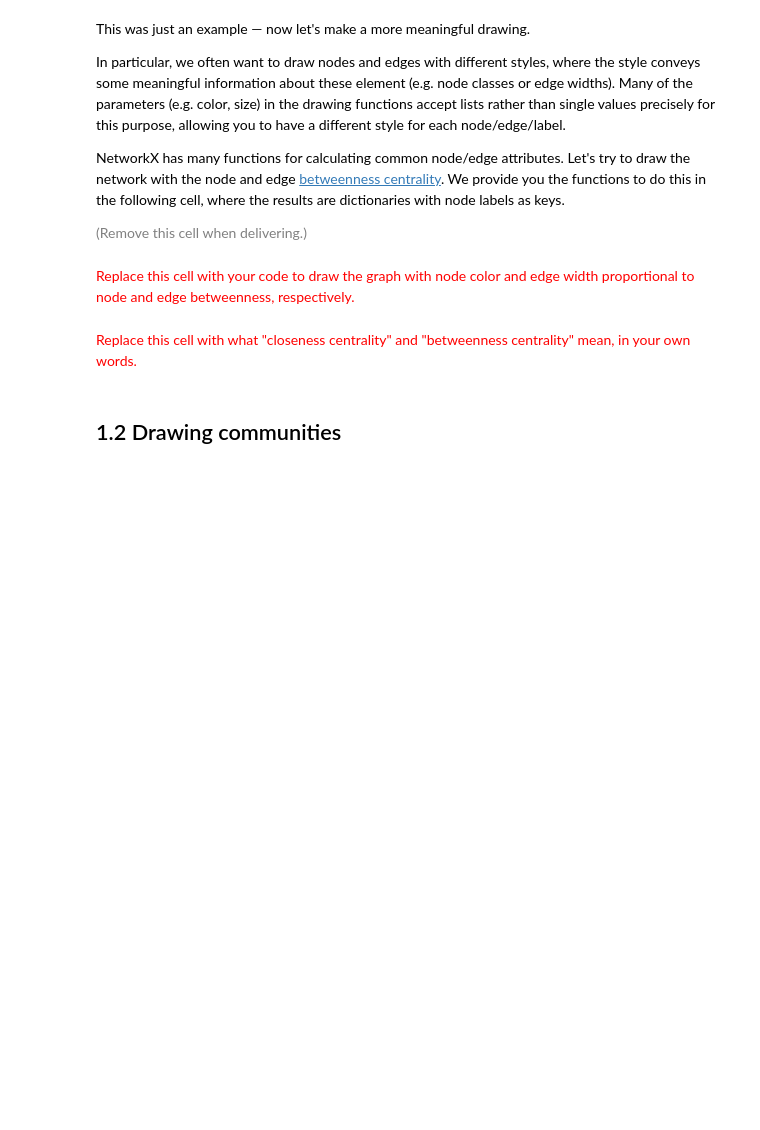
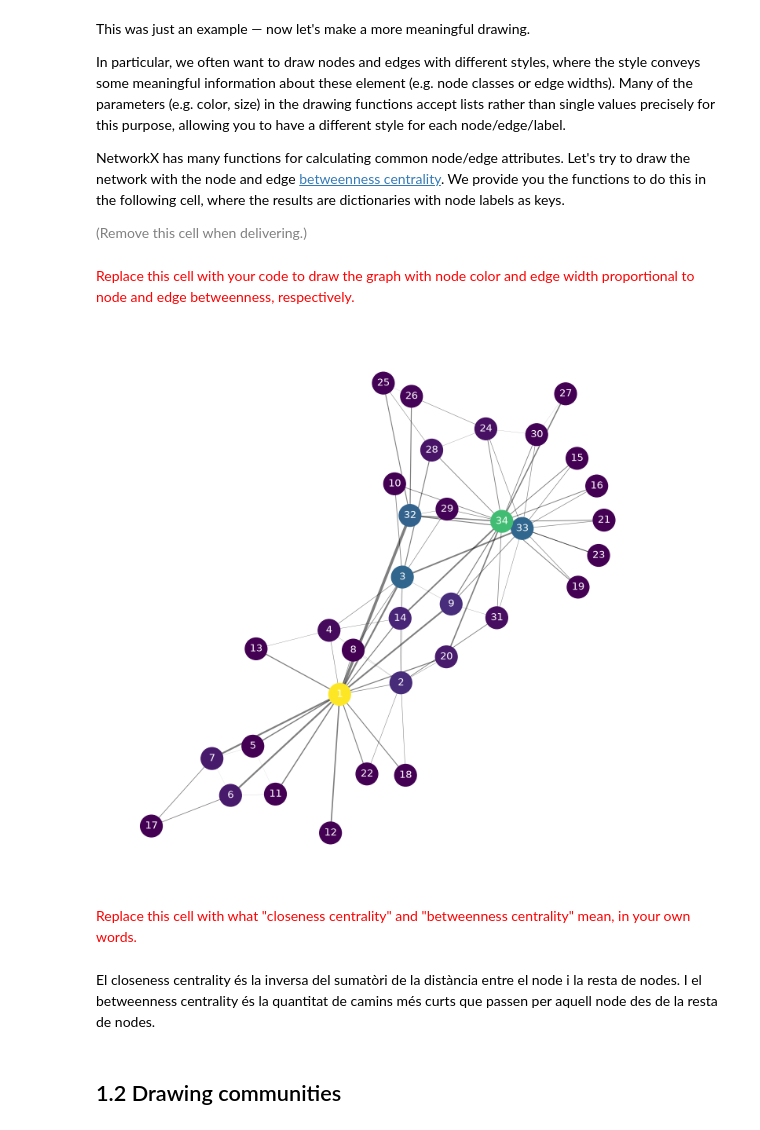
Before and after one commit to chatox/networks-science-course, a Jupyter notebook: practicum/ps01-networkx-pandas-2026.ipynb, the cells around one changed output. Cells and saved outputs as stored; diff of their text form; code cells hidden in the pictures; blank space fills up the shorter version.

```diff
--- a/practicum/ps01-networkx-pandas-2026.ipynb
+++ b/practicum/ps01-networkx-pandas-2026.ipynb
@@ -173,8 +186,37 @@ kc_node_betweenness = nx.betweenness_centrality(karate_club)
 kc_edge_betweenness = nx.edge_betweenness_centrality(karate_club)
 # %% [markdown]
 <font size="+1" color="red">Replace this cell with your code to draw the graph with node color and edge width proportional to node and edge betweenness, respectively.</font>
+# %%
+pos = nx.spring_layout(karate_club)
+
+# Llistes en el mateix ordre que nodes i arestes
+node_values = [kc_node_betweenness[n] for n in karate_club.nodes()]
+edge_values = [kc_edge_betweenness[e] for e in karate_club.edges()]
+
+# Gruix proporcional (multipliquem per un factor perquè es vegi)
+edge_widths = [v * 20 for v in edge_values]
+
+plt.figure(figsize=(9, 9))
+
+nx.draw_networkx_edges(karate_club, pos, width=edge_widths, alpha=0.5)
+
+nx.draw_networkx_nodes(
+    karate_club, pos,
+    node_color=node_values,   # llista de números -> es converteix en colors
+    cmap=plt.cm.viridis,      # mapa de colors
+    node_size=400,
+)
+
+nx.draw_networkx_labels(karate_club, pos, font_size=9, font_color="white")
+
+plt.axis("off")
+plt.show()
+# %% [output]
+[figure, added]
 # %% [markdown]
 <font size="+1" color="red">Replace this cell with what "closeness centrality" and "betweenness centrality" mean, in your own words.</font>
+# %% [markdown]
+El closeness centrality és la inversa del sumatòri de la distància entre el node i la resta de nodes. I el betweenness centrality és la quantitat de camins més curts que passen per aquell node des de la resta de nodes.
 # %% [markdown]
 ## 1.2 Drawing communities
 # %% [markdown]
```
Also changed, not shown: parts of 6 cells of this notebook.
